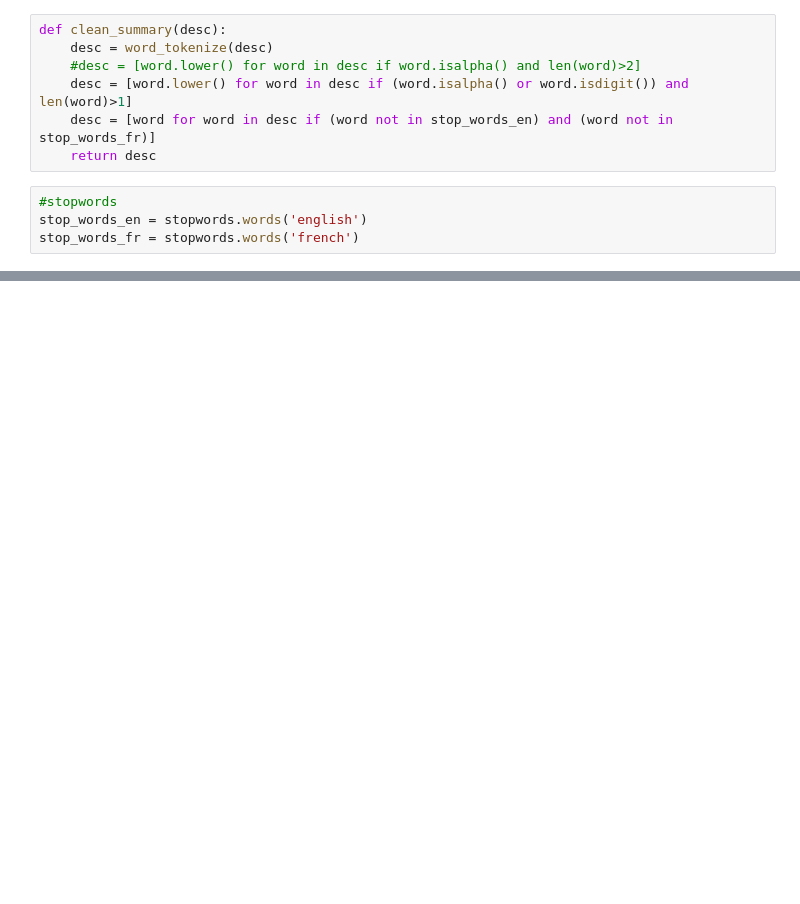
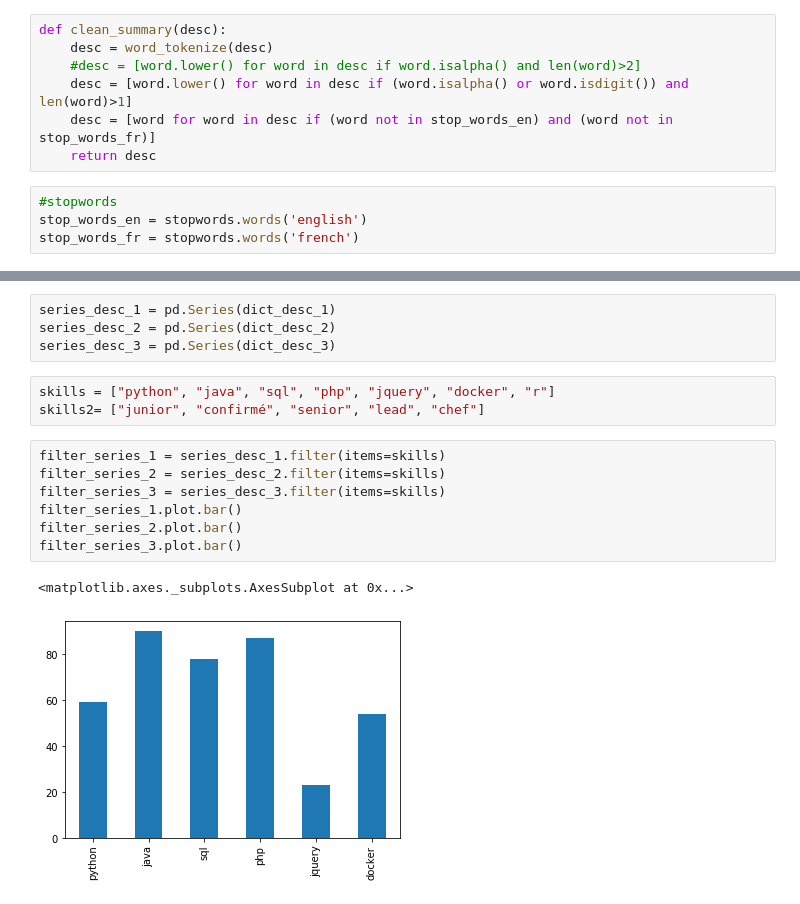
Before and after one commit to Biolfa/PROJET-ML---INDEED, a Jupyter notebook: data_visualisation.ipynb, the cells around one changed output, grey strips where cells are left out. Cells and saved outputs as stored; diff of their text form; blank space fills up the shorter version.

```diff
--- a/data_visualisation.ipynb
+++ b/data_visualisation.ipynb
@@ -146,0 +167,17 @@ plt.axis("off")
+# %%
+series_desc_1 = pd.Series(dict_desc_1)
+series_desc_2 = pd.Series(dict_desc_2)
+series_desc_3 = pd.Series(dict_desc_3)
+# %%
+skills = ["python", "java", "sql", "php", "jquery", "docker", "r"]
+skills2= ["junior", "confirmé", "senior", "lead", "chef"]
+# %%
+filter_series_1 = series_desc_1.filter(items=skills)
+filter_series_2 = series_desc_2.filter(items=skills)
+filter_series_3 = series_desc_3.filter(items=skills)
+filter_series_1.plot.bar()
+filter_series_2.plot.bar()
+filter_series_3.plot.bar()
+# %% [output]
+<matplotlib.axes._subplots.AxesSubplot at 0x...>
+[figure, added]
```
Also changed, not shown: parts of 24 cells of this notebook, 16 other files.
